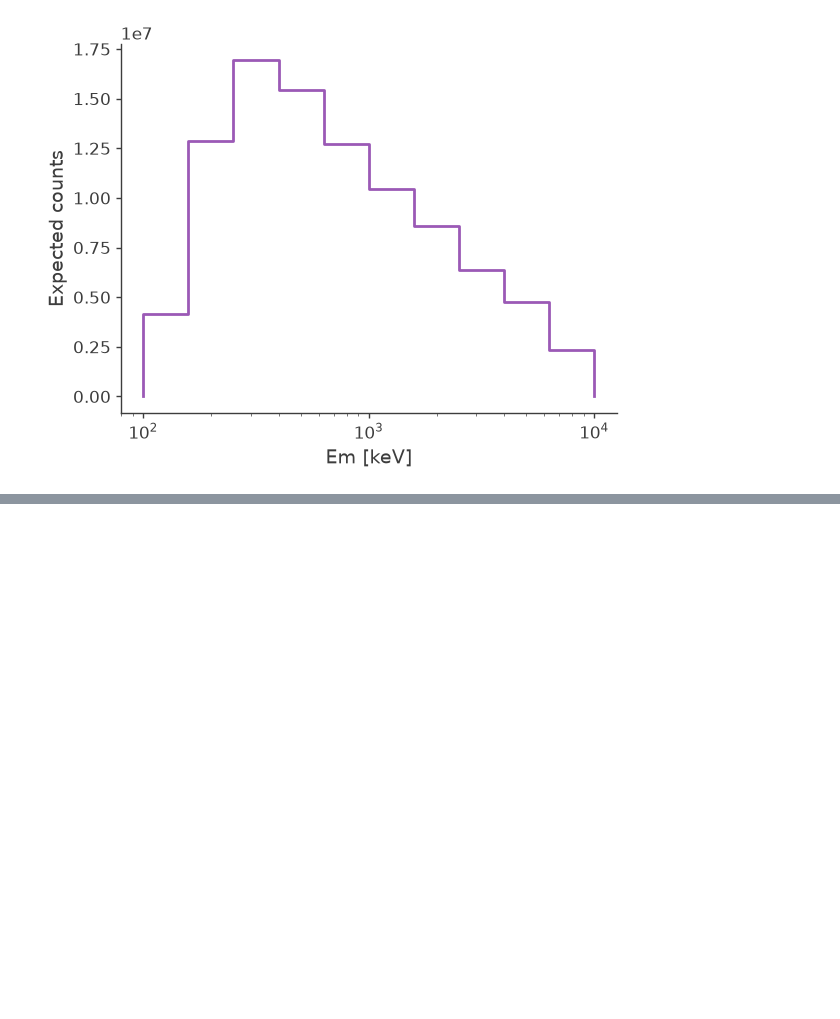
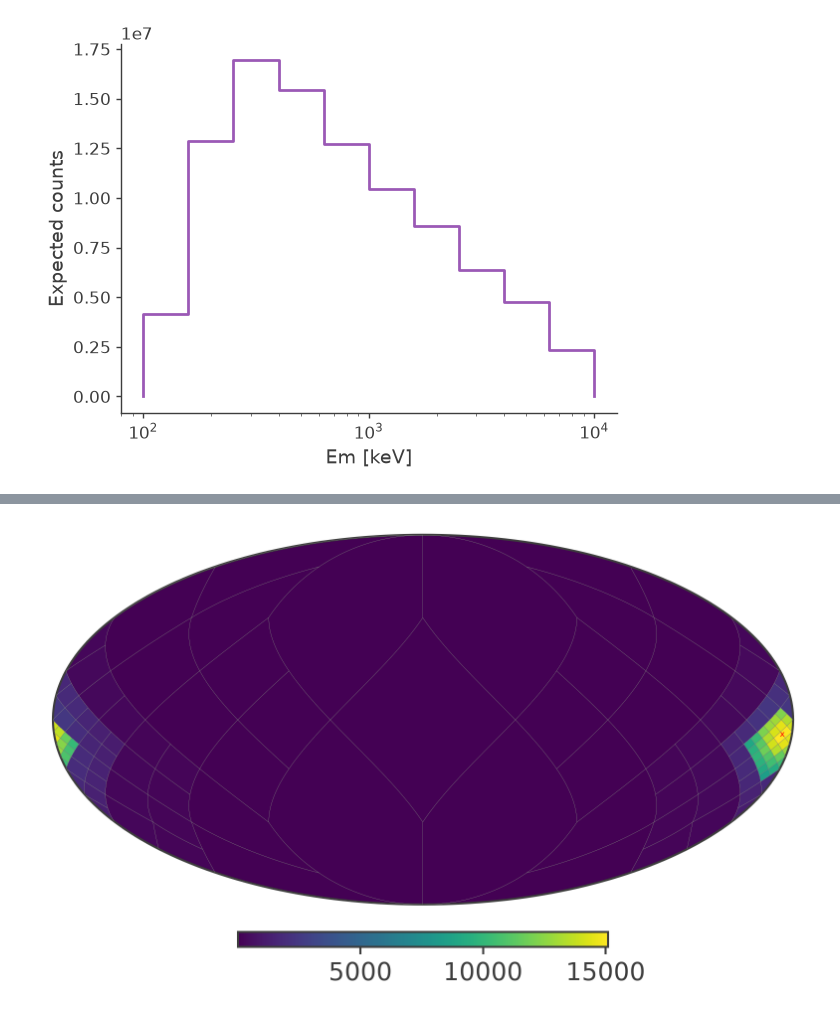
Before and after one commit to mquezada13/data-challenge-2-exploration, a Jupyter notebook: notebooks/Crab_spectral_fitanalysis.ipynb, the cells around one changed output, grey strips where cells are left out. Saved outputs shown, nothing was run; the diff lists cells and outputs as text; code cells hidden in the pictures; blank space fills up the shorter version.

```diff
--- a/notebooks/Crab_spectral_fitanalysis.ipynb
+++ b/notebooks/Crab_spectral_fitanalysis.ipynb
@@ -382,0 +431,8 @@ data_dc2 = cp.data_io.EmCDSBinnedData(dc2_source_counts + bg_source_counts)
+# %%
+# Create the localization spectrum
+localization_spectrum = Powerlaw()
+localization_spectrum.index.value = localization_index
+localization_spectrum.K.value = localization_K.value
+localization_spectrum.piv.value = localization_piv.value
+localization_spectrum.K.unit = localization_K.unit
+localization_spectrum.piv.unit = localization_piv.unit
@@ -382,0 +495,16 @@ data_dc2 = cp.data_io.EmCDSBinnedData(dc2_source_counts + bg_source_counts)
+# %%
+# Here we will us MOCTSMap instead of FastTSMap, the parameters are same
+moc_fit_dc1 = cp.MOCTSMap(data = data_dc1.data,
+                   bkg_model = bg_source_counts,
+                   response_path = data_galactic_response,
+                   orientation = None, # we don't need orientation since we are using the precomputed galactic reaponse
+                   cds_frame = "galactic")
+# %%
+moc_ts, moc_uniq = moc_fit_dc1.fit(max_nside = 16, # this is the maximum nside of the final map
+                               energy_channel = [4,5],  # The energy channel used to perform the fit.
+                               spectrum = localization_spectrum)
+# %%
+# plot the raw ts values
+moc_fit_dc1.plot_ts(moc_ts, moc_uniq, dpi = 300, skycoord=coord)
+# %% [output]
+[figure, added]
```
Also changed, not shown: parts of 53 cells of this notebook.
